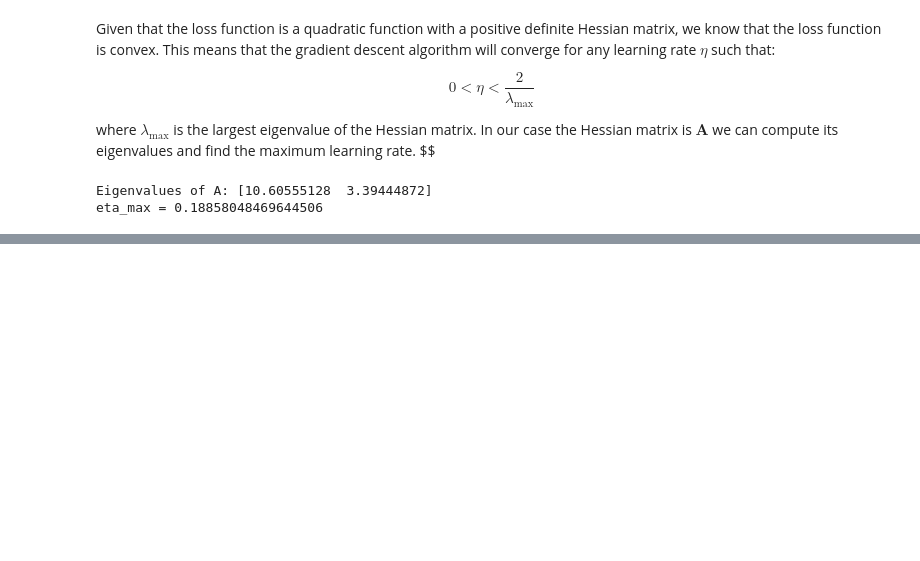
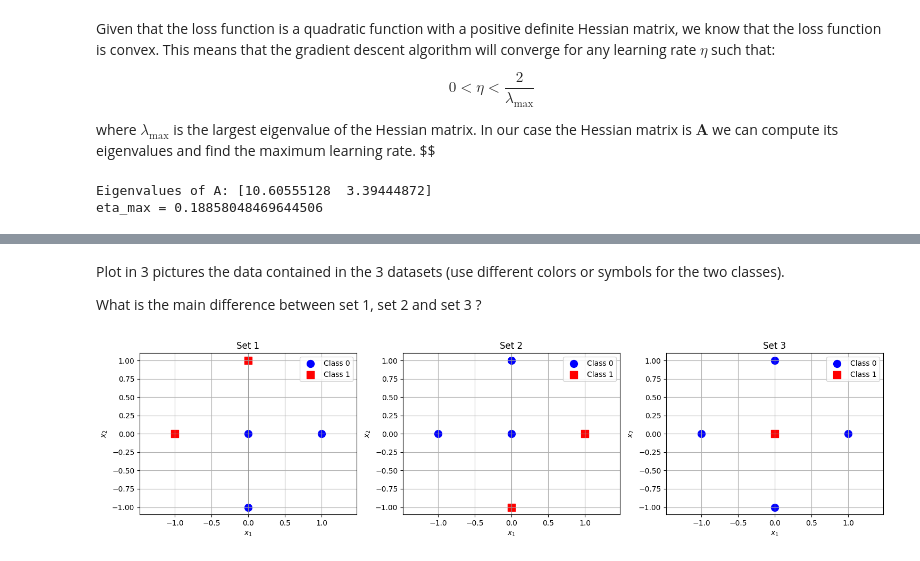
Before and after one commit to mirkomanset/naml_exams, a Jupyter notebook: notebooks/AA_24_25/Exam_2025_01_26.ipynb, the cells around one changed output, grey strips where cells are left out. Cells and saved outputs as stored; diff of their text form; code cells hidden in the pictures; blank space fills up the shorter version.

```diff
--- a/notebooks/AA_24_25/Exam_2025_01_26.ipynb
+++ b/notebooks/AA_24_25/Exam_2025_01_26.ipynb
@@ -376,0 +425,28 @@ eta_max = 0.18858048469644506
+# %% [markdown]
+Plot in 3 pictures the data contained in the 3 datasets (use different colors or symbols for the two classes).
+
+What is the main difference between set 1, set 2 and set 3 ?
+# %%
+datasets = [set1, set2, set3]
+titles = ["Set 1", "Set 2", "Set 3"]
+
+plt.figure(figsize=(15, 4))
+
+for i, data in enumerate(datasets, 1):
+    plt.subplot(1, 3, i)
+    for label, marker, color in zip([0,1], ['o', 's'], ['blue', 'red']):
+        points = data[data[:, 2] == label]
+        plt.scatter(points[:, 0], points[:, 1], label=f"Class {label}", marker=marker, color=color, s=100)
+    plt.title(titles[i-1])
+    plt.xlabel("$x_1$")
+    plt.ylabel("$x_2$")
+    plt.axhline(0, color='gray', lw=0.5)
+    plt.axvline(0, color='gray', lw=0.5)
+    plt.grid(True)
+    plt.legend()
+    plt.axis('equal')
+
+plt.tight_layout()
+plt.show()
+# %% [output]
+[figure, added]
```
Also changed, not shown: parts of 15 cells of this notebook, 18 other files.
